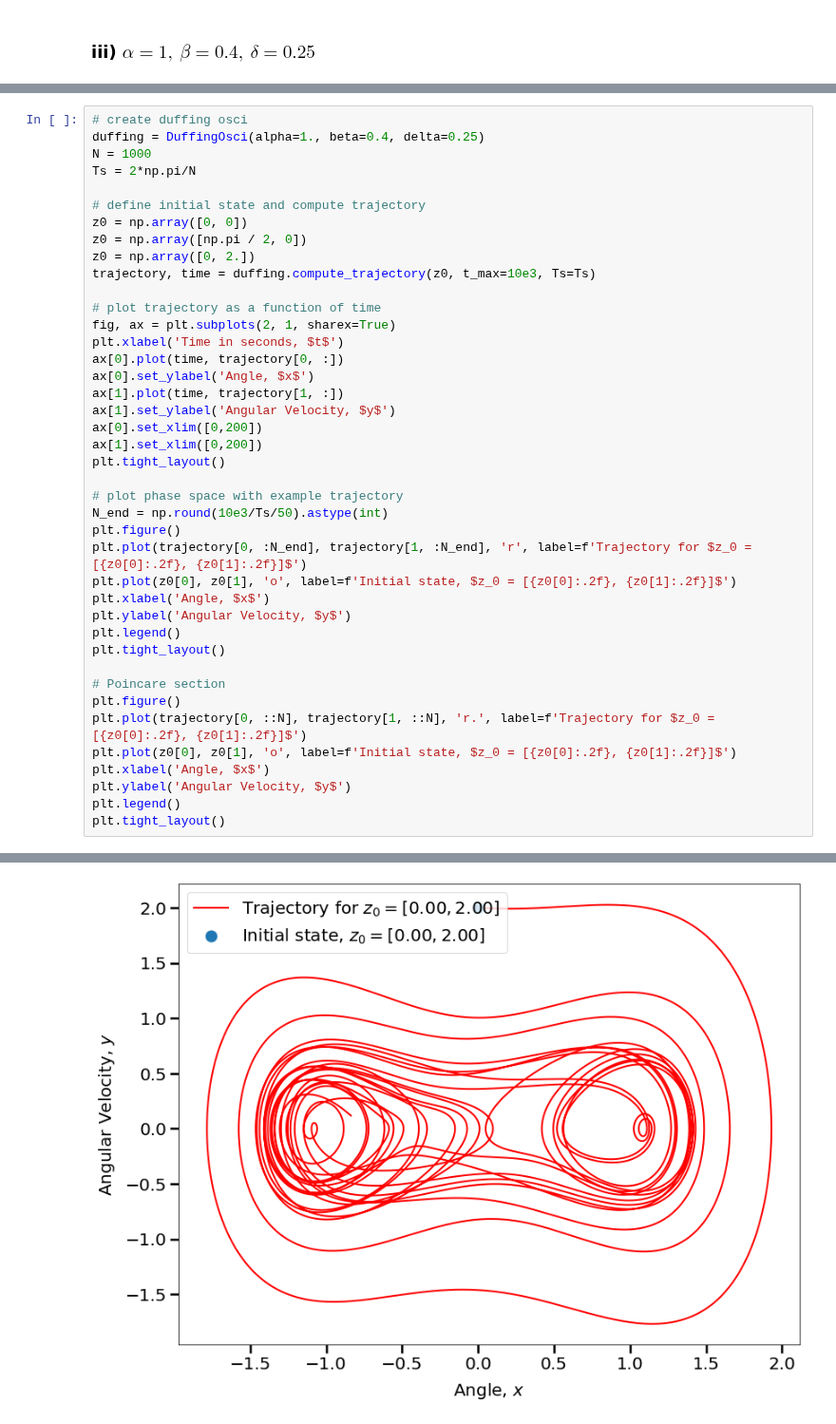
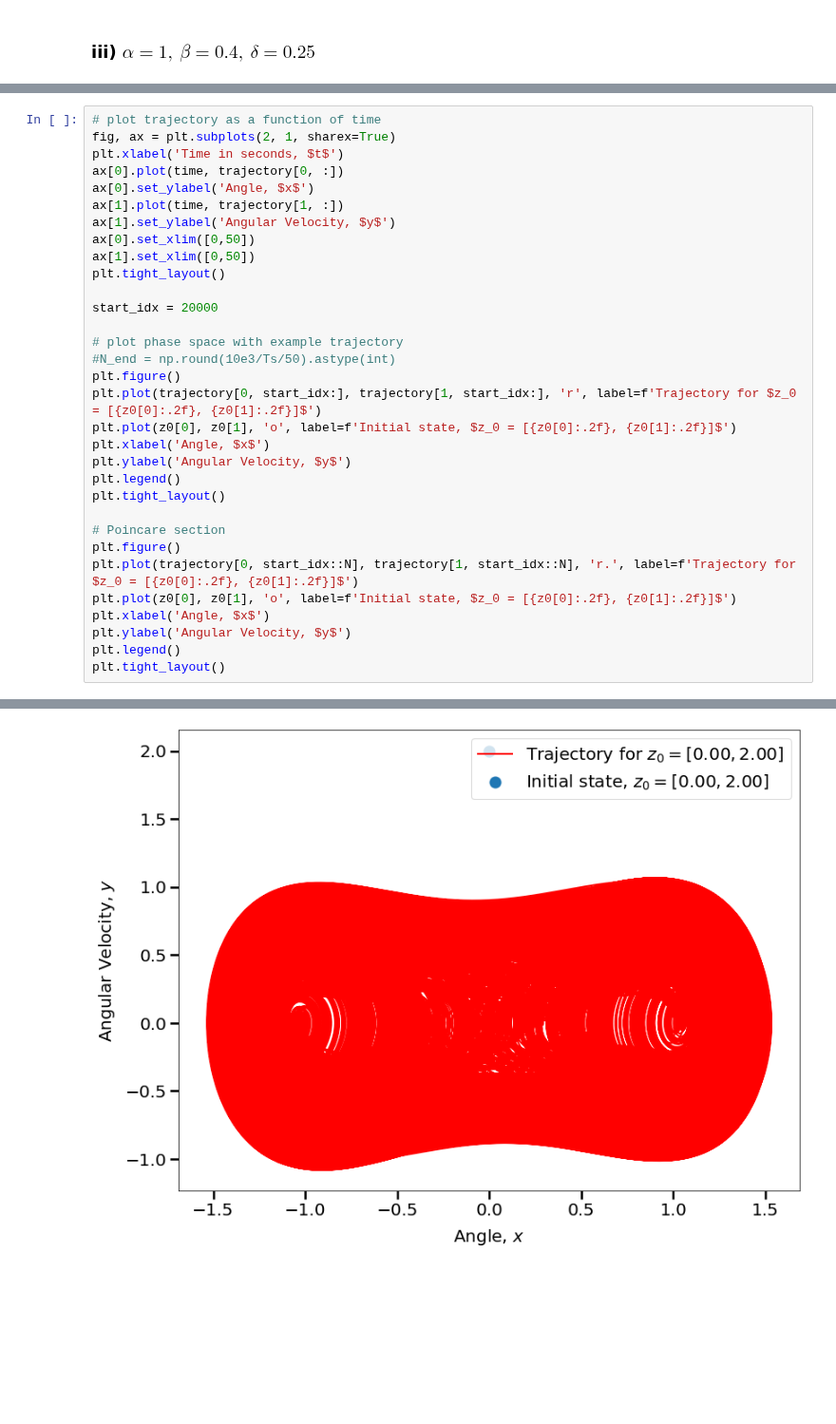
Before and after one commit to FelixSto/NSP_Assignments, a Jupyter notebook: notebooks/assignments/3-2-Sophie.ipynb, the cells around one changed output, grey strips where cells are left out. Shown at 95% size. Cells and saved outputs as stored; diff of their text form; blank space fills up the shorter version.

Commit message:
images

```diff
--- a/notebooks/assignments/3-2-Sophie.ipynb
+++ b/notebooks/assignments/3-2-Sophie.ipynb
@@ -200,15 +211,4 @@ plt.tight_layout()
 # %%
-# create duffing osci
-duffing = DuffingOsci(alpha=1., beta=0.4, delta=0.25)
-N = 1000
-Ts = 2*np.pi/N
-
-# define initial state and compute trajectory
-z0 = np.array([0, 0])
-z0 = np.array([np.pi / 2, 0])
-z0 = np.array([0, 2.])
-trajectory, time = duffing.compute_trajectory(z0, t_max=10e3, Ts=Ts)
-
 # plot trajectory as a function of time
 fig, ax = plt.subplots(2, 1, sharex=True)
 plt.xlabel('Time in seconds, $t$')
@@ -216,14 +216,16 @@ ax[0].plot(time, trajectory[0, :])
 ax[0].set_ylabel('Angle, $x$')
 ax[1].plot(time, trajectory[1, :])
 ax[1].set_ylabel('Angular Velocity, $y$')
-ax[0].set_xlim([0,200])
-ax[1].set_xlim([0,200])
+ax[0].set_xlim([0,50])
+ax[1].set_xlim([0,50])
 plt.tight_layout()
 
+start_idx = 20000
+
 # plot phase space with example trajectory
-N_end = np.round(10e3/Ts/50).astype(int)
+#N_end = np.round(10e3/Ts/50).astype(int)
 plt.figure()
-plt.plot(trajectory[0, :N_end], trajectory[1, :N_end], 'r', label=f'Trajectory for $z_0 = [{z0[0]:.2f}, {z0[1]:.2f}]$')
+plt.plot(trajectory[0, start_idx:], trajectory[1, start_idx:], 'r', label=f'Trajectory for $z_0 = [{z0[0]:.2f}, {z0[1]:.2f}]$')
 plt.plot(z0[0], z0[1], 'o', label=f'Initial state, $z_0 = [{z0[0]:.2f}, {z0[1]:.2f}]$')
 plt.xlabel('Angle, $x$')
 plt.ylabel('Angular Velocity, $y$')
@@ -232,7 +234,7 @@ plt.tight_layout()
 
 # Poincare section
 plt.figure()
-plt.plot(trajectory[0, ::N], trajectory[1, ::N], 'r.', label=f'Trajectory for $z_0 = [{z0[0]:.2f}, {z0[1]:.2f}]$')
+plt.plot(trajectory[0, start_idx::N], trajectory[1, start_idx::N], 'r.', label=f'Trajectory for $z_0 = [{z0[0]:.2f}, {z0[1]:.2f}]$')
 plt.plot(z0[0], z0[1], 'o', label=f'Initial state, $z_0 = [{z0[0]:.2f}, {z0[1]:.2f}]$')
 plt.xlabel('Angle, $x$')
 plt.ylabel('Angular Velocity, $y$')
@@ -243 +245 @@ plt.tight_layout()
-[figure, old version]
+[figure, new version]
```
Also changed, not shown: parts of 6 cells of this notebook, 4 other files.
